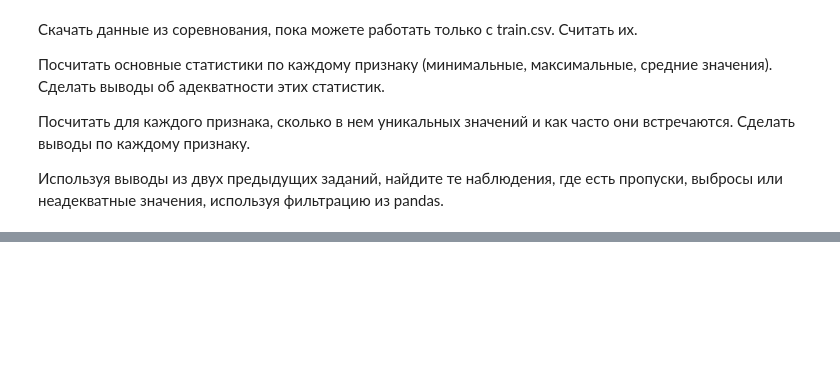
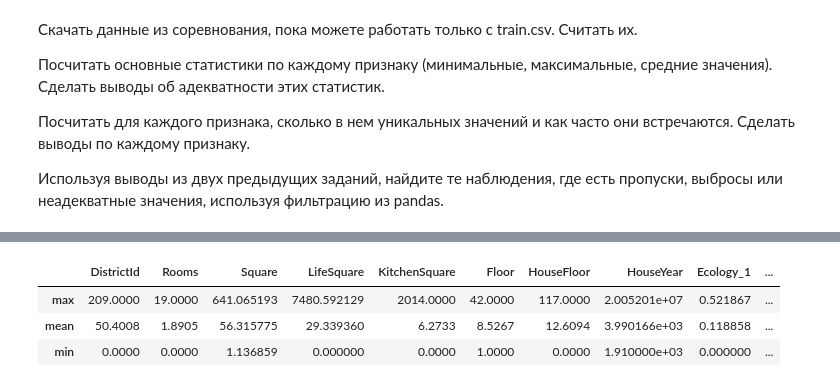
Before and after one commit to OlegV12/GoogleColab, a Jupyter notebook: Lesson1.ipynb, the cells around one changed output, grey strips where cells are left out. Cells and saved outputs as stored; diff of their text form; code cells hidden in the pictures; blank space fills up the shorter version.

```diff
--- a/Lesson1.ipynb
+++ b/Lesson1.ipynb
@@ -171,0 +192,26 @@ True
+# %%
+train_stat = pd.DataFrame(train.agg({'DistrictId': ['min', 'max', 'mean'],
+                                     'Rooms': ['min', 'max', 'mean'],
+                                     'Square': ['min', 'max', 'mean'],
+                                     'LifeSquare': ['min', 'max', 'mean'],
+                                     'KitchenSquare': ['min', 'max', 'mean'],
+                                     'Floor': ['min', 'max', 'mean'],
+                                     'HouseFloor': ['min', 'max', 'mean'],
+                                     'HouseYear': ['min', 'max', 'mean'],
+                                     'Ecology_1': ['min', 'max', 'mean'],
+                                     'Ecology_2': ['min', 'max', 'mean'],
+                                     'Ecology_3': ['min', 'max', 'mean'],
+                                     'Social_1': ['min', 'max', 'mean'],
+                                     'Social_3': ['min', 'max', 'mean'],
+                                     'Healthcare_1': ['min', 'max', 'mean'],
+                                     'Helthcare_2': ['min', 'max', 'mean'],
+                                     'Shops_1': ['min', 'max', 'mean'],
+                                     'Shops_2': ['min', 'max', 'mean'],
+                                     'Price': ['min', 'max', 'mean']
+                                     }))
+train_stat
+# %% [output]
+|  | DistrictId | Rooms | Square | LifeSquare | KitchenSquare | Floor | HouseFloor | HouseYear | Ecology_1 | ... |
+| max | 209.0000 | 19.0000 | 641.065193 | 7480.592129 | 2014.0000 | 42.0000 | 117.0000 | 2.005201e+07 | 0.521867 | ... |
+| mean | 50.4008 | 1.8905 | 56.315775 | 29.339360 | 6.2733 | 8.5267 | 12.6094 | 3.990166e+03 | 0.118858 | ... |
+| min | 0.0000 | 0.0000 | 1.136859 | 0.000000 | 0.0000 | 1.0000 | 0.0000 | 1.910000e+03 | 0.000000 | ... |
```
Also changed, not shown: parts of 21 cells of this notebook.
